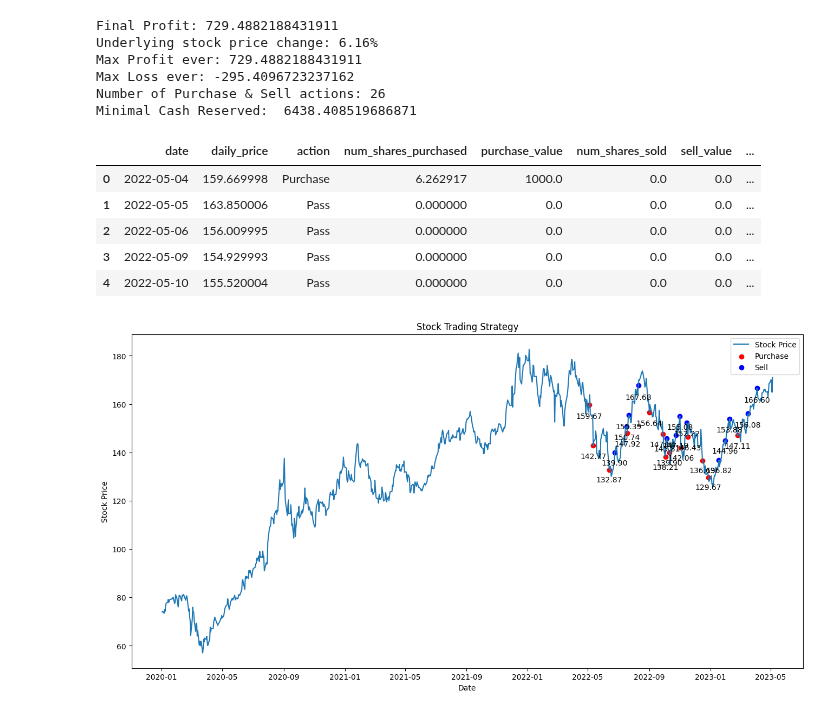
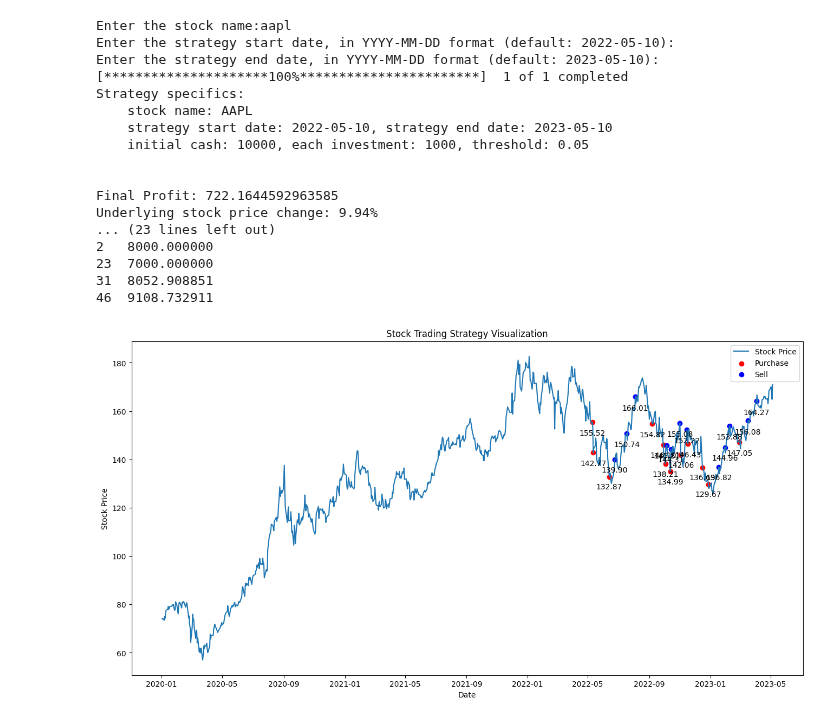
Before and after one commit to Yuchen-Peng/trading_strategy, a Jupyter notebook: notebooks/concise-notebook.ipynb, the cells around one changed output. Drawn from its saved outputs; the diff is of its cells as text; code cells hidden in the pictures.

Commit message:
create a user function

```diff
--- a/notebooks/concise-notebook.ipynb
+++ b/notebooks/concise-notebook.ipynb
@@ -127,7 +129,7 @@ def plot_trading_strategy(df_stock, result):
 
     plt.xlabel('Date')
     plt.ylabel('Stock Price')
-    plt.title('Stock Trading Strategy')
+    plt.title('Stock Trading Strategy Visualization')
     plt.legend()
 
     plt.show()
@@ -155,7 +157,3 @@ def download_stock_df(stock_name, start_date='2020-01-01', end_date='2023-05-07'
     # Ensure daily_price is non-negative
     df_stock_price['daily_price'] = df_stock_price['daily_price'].clip(lower=0)
     return df_stock_price
-# %%
-# Example
-stock_df = download_stock_df('AAPL')
-stock_df.head()
@@ -170,27 +160,45 @@ stock_df.head()
 # %%
-result = stock_trading_strategy(stock_df, '2022-05-04', '2023-05-03',10000, 1000, buy_threshold=0.05, sell_threshold=0.05, multiplier=1)
-print('Final Profit:', ((result.iloc[-1]['total_stock_value'] + result.iloc[-1]['total_cash'])-10000))
-print('Underlying stock price change:', "{0:.02%}".format((result.iloc[-1]['daily_price']-result.iloc[0]['daily_price'])/result.iloc[0]['daily_price']))
-print('Max Profit ever:', (result['total_stock_value']+result['total_cash']).max() - 10000)
-print('Max Loss ever:', (result['total_stock_value']+result['total_cash']).min() - 10000)
+# Create a user function
+def user_function():
+    stock_name = (input('Enter the stock name:')).upper()
+    start_date = input('Enter the strategy start date, in YYYY-MM-DD format (default: %s):' % ((datetime.today() - relativedelta(years=1)).strftime('%Y-%m-%d'))) or ((datetime.today() - relativedelta(years=1)).strftime('%Y-%m-%d'))
+    end_date = input('Enter the strategy end date, in YYYY-MM-DD format (default: %s):' % (datetime.today().strftime('%Y-%m-%d'))) or (datetime.today().strftime('%Y-%m-%d'))
+    stock_df = download_stock_df(stock_name)
+    result = stock_trading_strategy(stock_df, start_date, end_date,10000, 1000, buy_threshold=0.05, sell_threshold=0.05, multiplier=1)
+    print('Strategy specifics:')
+    print('    stock name: %s' %(stock_name))
+    print('    strategy start date: %s, strategy end date: %s' %(start_date, end_date))
+    print('    initial cash: 10000, each investment: 1000, threshold: 0.05')
+    print('\n')
+    print('Final Profit:', ((result.iloc[-1]['total_stock_value'] + result.iloc[-1]['total_cash'])-10000))
+    print('Underlying stock price change:', "{0:.02%}".format((result.iloc[-1]['daily_price']-result.iloc[0]['daily_price'])/result.iloc[0]['daily_price']))
+    print('Max Profit ever:', (result['total_stock_value']+result['total_cash']).max() - 10000)
+    print('Max Loss ever:', (result['total_stock_value']+result['total_cash']).min() - 10000)
 
-print('Number of Purchase & Sell actions:', result[result['action'].isin(['Purchase','Sell'])].shape[0])
-print('Minimal Cash Reserved: ', result['total_cash'].min())
-result.head()
+    print('Number of Purchase & Sell actions:', result[result['action'].isin(['Purchase','Sell'])].shape[0])
+    print('Minimal Cash Reserved: ', result['total_cash'].min())
+    print('\n')
+    print('Transaction samples:')
+    print(result[result['action'].isin(['Purchase','Sell'])].head())
+    plot_trading_strategy(stock_df, result)
-# %% [output]
-Final Profit: 729.4882188431911
-Underlying stock price change: 6.16%
-Max Profit ever: 729.4882188431911
-Max Loss ever: -295.4096723237162
-Number of Purchase & Sell actions: 26
-Minimal Cash Reserved:  6438.408519686871
-|  | date | daily_price | action | num_shares_purchased | purchase_value | num_shares_sold | sell_value | ... |
-| 0 | 2022-05-04 | 159.669998 | Purchase | 6.262917 | 1000.0 | 0.0 | 0.0 | ... |
-| 1 | 2022-05-05 | 163.850006 | Pass | 0.000000 | 0.0 | 0.0 | 0.0 | ... |
-| 2 | 2022-05-06 | 156.009995 | Pass | 0.000000 | 0.0 | 0.0 | 0.0 | ... |
-| 3 | 2022-05-09 | 154.929993 | Pass | 0.000000 | 0.0 | 0.0 | 0.0 | ... |
-| 4 | 2022-05-10 | 155.520004 | Pass | 0.000000 | 0.0 | 0.0 | 0.0 | ... |
-# %%
-plot_trading_strategy(stock_df, result)
-# %% [output]
-[figure, removed]
+# %%
+user_function()
+# %% [output]
+Enter the stock name:aapl
+Enter the strategy start date, in YYYY-MM-DD format (default: 2022-05-10):
+Enter the strategy end date, in YYYY-MM-DD format (default: 2023-05-10):
+[*********************100%***********************]  1 of 1 completed
+Strategy specifics:
+    stock name: AAPL
+    strategy start date: 2022-05-10, strategy end date: 2023-05-10
+    initial cash: 10000, each investment: 1000, threshold: 0.05
+
+
+Final Profit: 722.1644592963585
+Underlying stock price change: 9.94%
+... (23 lines left out)
+2   8000.000000
+23  7000.000000
+31  8052.908851
+46  9108.732911
+[figure, added]
```
Also changed, not shown: parts of 2 cells of this notebook, 2 other files.
